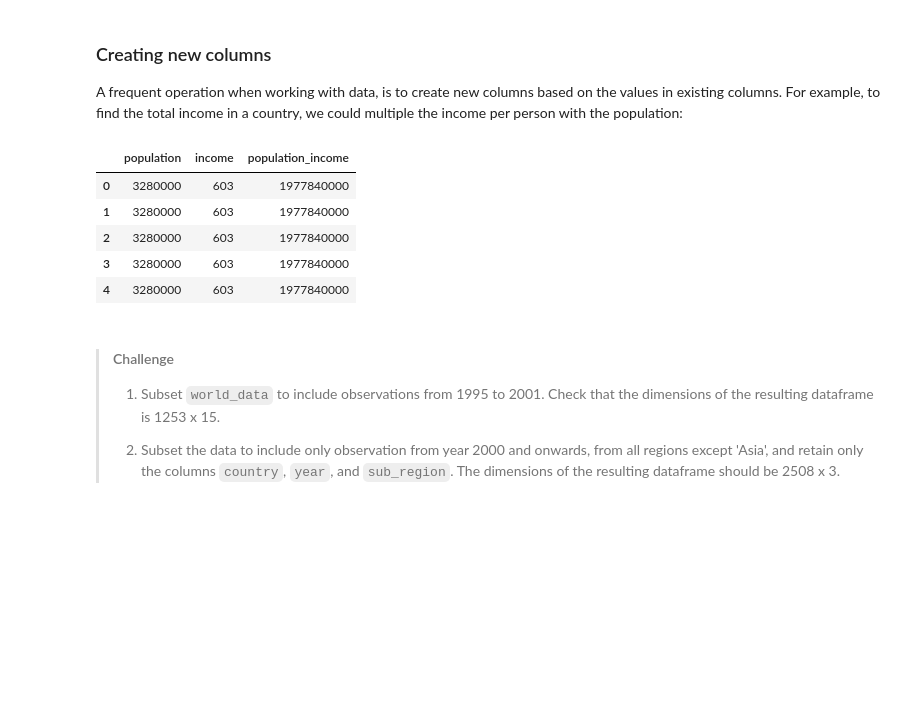
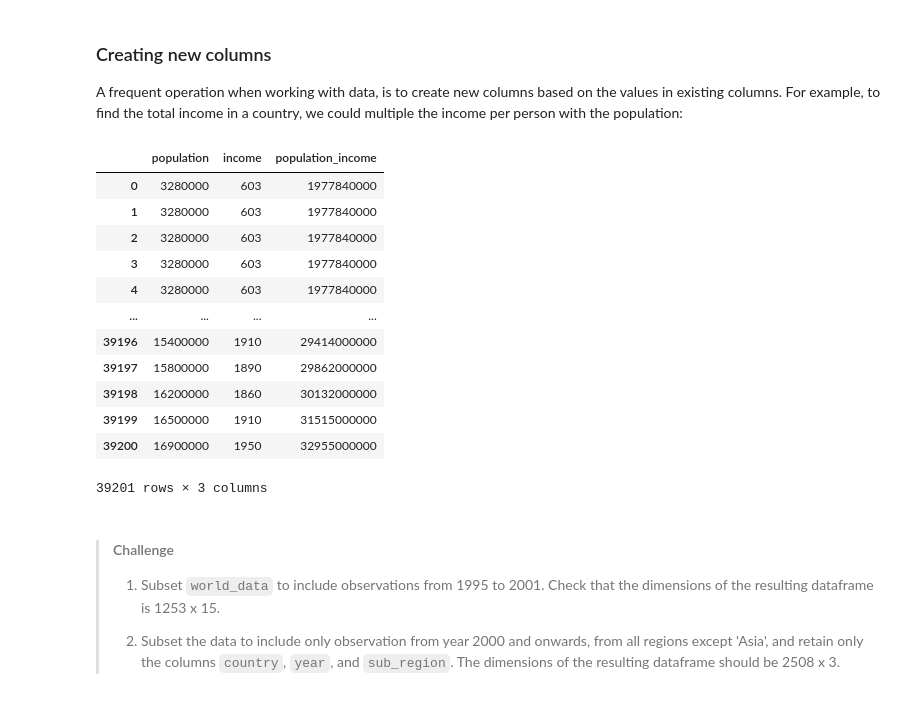
Before and after one commit to UofTCoders/workshops-dc-py, a Jupyter notebook: notebooks/2-data-analysis-in-python.ipynb, the cells around one changed output. Saved outputs shown, nothing was run; the diff lists cells and outputs as text; code cells hidden in the pictures; blank space fills up the shorter version.

```diff
--- a/notebooks/2-data-analysis-in-python.ipynb
+++ b/notebooks/2-data-analysis-in-python.ipynb
@@ -694,14 +735,21 @@ to find the total income in a country,
 we could multiple the income per person with the population:
 # %%
 world_data['population_income'] = world_data['income'] * world_data['population']
-world_data[['population', 'income', 'population_income']].head()
+world_data[['population', 'income', 'population_income']]
 # %% [output]
 |  | population | income | population_income |
 | 0 | 3280000 | 603 | 1977840000 |
 | 1 | 3280000 | 603 | 1977840000 |
 | 2 | 3280000 | 603 | 1977840000 |
 | 3 | 3280000 | 603 | 1977840000 |
 | 4 | 3280000 | 603 | 1977840000 |
+| ... | ... | ... | ... |
+| 39196 | 15400000 | 1910 | 29414000000 |
+| 39197 | 15800000 | 1890 | 29862000000 |
+| 39198 | 16200000 | 1860 | 30132000000 |
+| 39199 | 16500000 | 1910 | 31515000000 |
+| 39200 | 16900000 | 1950 | 32955000000 |
+39201 rows × 3 columns
 # %% [markdown]
 >#### Challenge
 >
```
Also changed, not shown: parts of 47 cells of this notebook.
